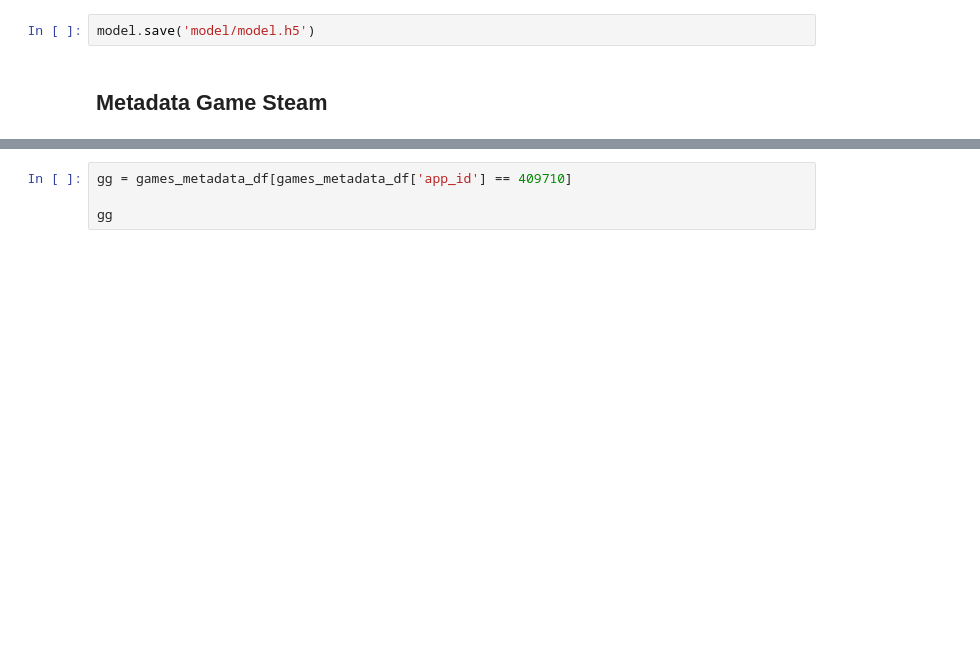
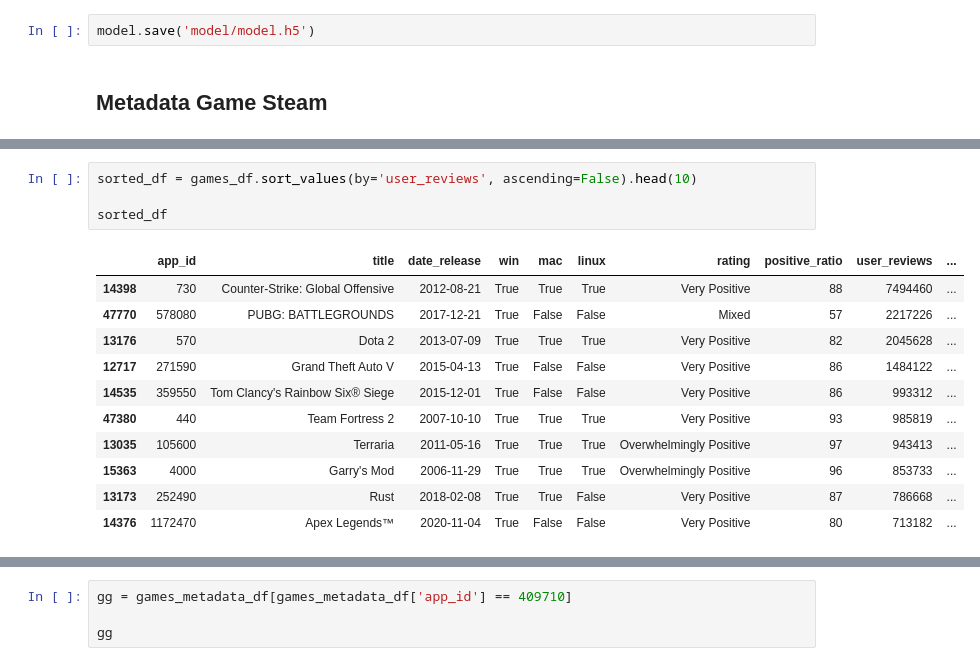
Before and after one commit to zhulkhoirr/Steam-Recommendation-System, a Jupyter notebook: SteamRecommendationSystem.ipynb, the cells around one changed output, grey strips where cells are left out. Drawn from its saved outputs; the diff is of its cells as text; blank space fills up the shorter version.

```diff
--- a/SteamRecommendationSystem.ipynb
+++ b/SteamRecommendationSystem.ipynb
@@ -318,3 +318,19 @@ games_df.sample(5)
+# %%
+sorted_df = games_df.sort_values(by='user_reviews', ascending=False).head(10)
+
+sorted_df
+# %% [output]
+|  | app_id | title | date_release | win | mac | linux | rating | positive_ratio | user_reviews | ... |
+| 14398 | 730 | Counter-Strike: Global Offensive | 2012-08-21 | True | True | True | Very Positive | 88 | 7494460 | ... |
+| 47770 | 578080 | PUBG: BATTLEGROUNDS | 2017-12-21 | True | False | False | Mixed | 57 | 2217226 | ... |
+| 13176 | 570 | Dota 2 | 2013-07-09 | True | True | True | Very Positive | 82 | 2045628 | ... |
+| 12717 | 271590 | Grand Theft Auto V | 2015-04-13 | True | False | False | Very Positive | 86 | 1484122 | ... |
+| 14535 | 359550 | Tom Clancy's Rainbow Six® Siege | 2015-12-01 | True | False | False | Very Positive | 86 | 993312 | ... |
+| 47380 | 440 | Team Fortress 2 | 2007-10-10 | True | True | True | Very Positive | 93 | 985819 | ... |
+| 13035 | 105600 | Terraria | 2011-05-16 | True | True | True | Overwhelmingly Positive | 97 | 943413 | ... |
+| 15363 | 4000 | Garry's Mod | 2006-11-29 | True | True | True | Overwhelmingly Positive | 96 | 853733 | ... |
+| 13173 | 252490 | Rust | 2018-02-08 | True | True | False | Very Positive | 87 | 786668 | ... |
+| 14376 | 1172470 | Apex Legends™ | 2020-11-04 | True | False | False | Very Positive | 80 | 713182 | ... |
 # %%
 import json
 
```
Also changed, not shown: parts of 11 cells of this notebook.
